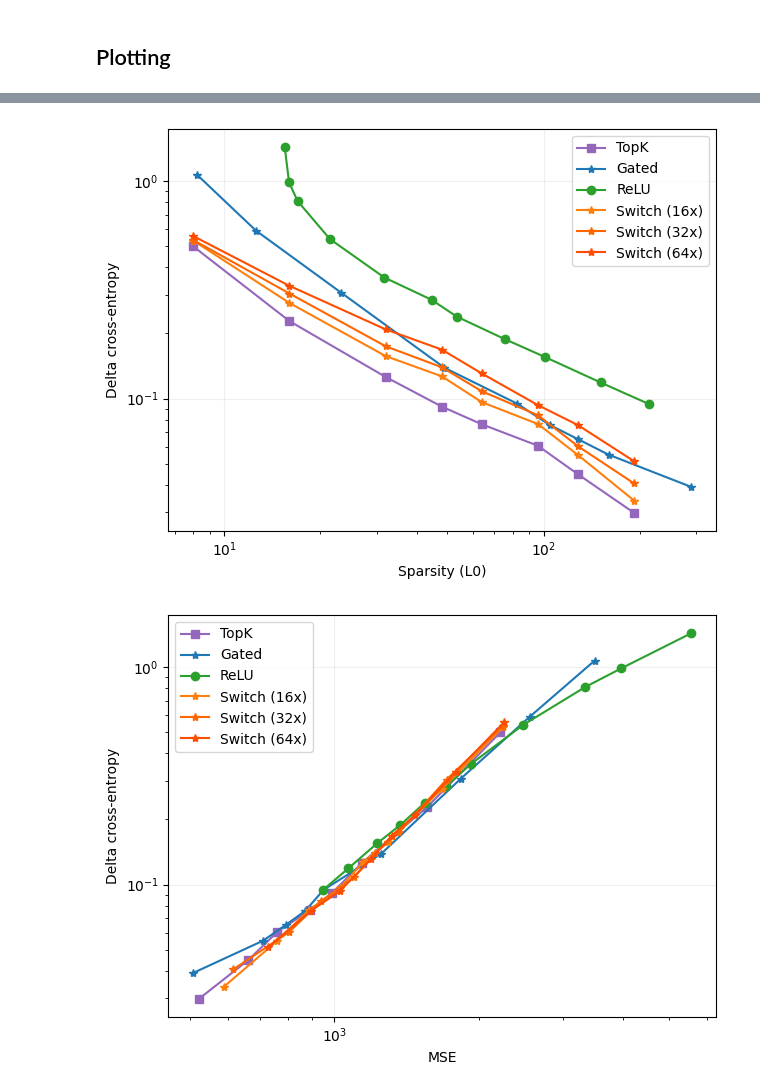
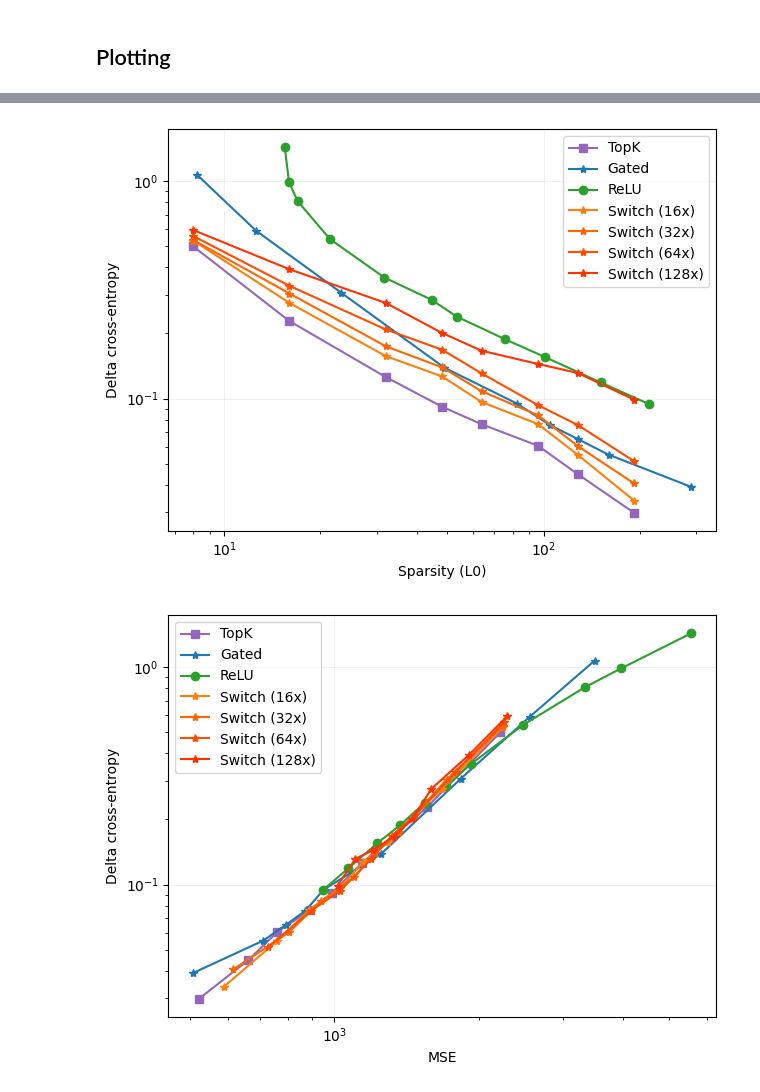
Before and after one commit to amudide/switch_sae, a Jupyter notebook: results/primary/primary.ipynb, the cells around one changed output, grey strips where cells are left out. Drawn from its saved outputs; the diff is of its cells as text; code cells hidden in the pictures.

```diff
--- a/results/primary/primary.ipynb
+++ b/results/primary/primary.ipynb
@@ -40,8 +40,6 @@ def clean_switch(df):
     filtered_columns = df.columns[df.columns.str.contains('|'.join(patterns))]
     df = df[filtered_columns]
     df.columns = [re.split(r'[./]', col)[-1] for col in df.columns]
-
-    df = df.dropna(axis=1, how='any')
 
     l0 = df["effective_l0"].to_numpy().flatten()
     mse_loss = df["mse_loss"].to_numpy().flatten()
@@ -99,7 +77,7 @@ df_switch
 df_switch16 = df_switch[df_switch['experts'] == 16]
 df_switch32 = df_switch[df_switch['experts'] == 32]
 df_switch64 = df_switch[df_switch['experts'] == 64]
-#df_switch128 = df_switch[df_switch['experts'] == 128]
+df_switch128 = df_switch[df_switch['experts'] == 128]
 # %% [markdown]
 ## Plotting
 # %%
@@ -158,28 +136,30 @@ plt.show()
 # %%
 plt.plot(df_topk['l0'], df_topk['delta_ce'], label='TopK', marker='s', color='#9467bd')
 plt.plot(df_gated['l0'], df_gated['delta_ce'], label='Gated', marker='*', color='#1f77b4')
 plt.plot(df_relu['l0'], df_relu['delta_ce'], label='ReLU', marker='o', color='#2ca02c')
 
 plt.plot(df_switch16['l0'], df_switch16['delta_ce'], label='Switch (16x)', marker='*', color='#ff7f0e')
 plt.plot(df_switch32['l0'], df_switch32['delta_ce'], label='Switch (32x)', marker='*', color='#ff6600')
 plt.plot(df_switch64['l0'], df_switch64['delta_ce'], label='Switch (64x)', marker='*', color='#ff4d00')
+plt.plot(df_switch128['l0'], df_switch128['delta_ce'], label='Switch (128x)', marker='*', color='#ff3300')
+
 
 plt.xscale('log')
 plt.yscale('log')
 
 plt.xlabel("Sparsity (L0)")
 plt.ylabel("Delta cross-entropy")
 
 plt.legend()
 
 plt.grid(True, which="major", ls="-", alpha=0.2)
 
 
 plt.tight_layout()
 plt.savefig("l0_deltace.png")
 plt.show()
 # %% [output]
-[figure, old version]
+[figure, new version]
 # %%
 plt.plot(df_topk['mse_loss'], df_topk['delta_ce'], label='TopK', marker='s', color='#9467bd')
 plt.plot(df_gated['mse_loss'], df_gated['delta_ce'], label='Gated', marker='*', color='#1f77b4')
@@ -188,6 +168,8 @@ plt.plot(df_relu['mse_loss'], df_relu['delta_ce'], label='ReLU', marker='o', col
 plt.plot(df_switch16['mse_loss'], df_switch16['delta_ce'], label='Switch (16x)', marker='*', color='#ff7f0e')
 plt.plot(df_switch32['mse_loss'], df_switch32['delta_ce'], label='Switch (32x)', marker='*', color='#ff6600')
 plt.plot(df_switch64['mse_loss'], df_switch64['delta_ce'], label='Switch (64x)', marker='*', color='#ff4d00')
+plt.plot(df_switch128['mse_loss'], df_switch128['delta_ce'], label='Switch (128x)', marker='*', color='#ff3300')
+
 
 
 plt.xscale('log')
@@ -205,4 +187,4 @@ plt.tight_layout()
 plt.savefig("mse_deltace.png")
 plt.show()
 # %% [output]
-[figure, old version]
+[figure, new version]
```
Also changed, not shown: parts of 3 cells of this notebook, 5 other files.
